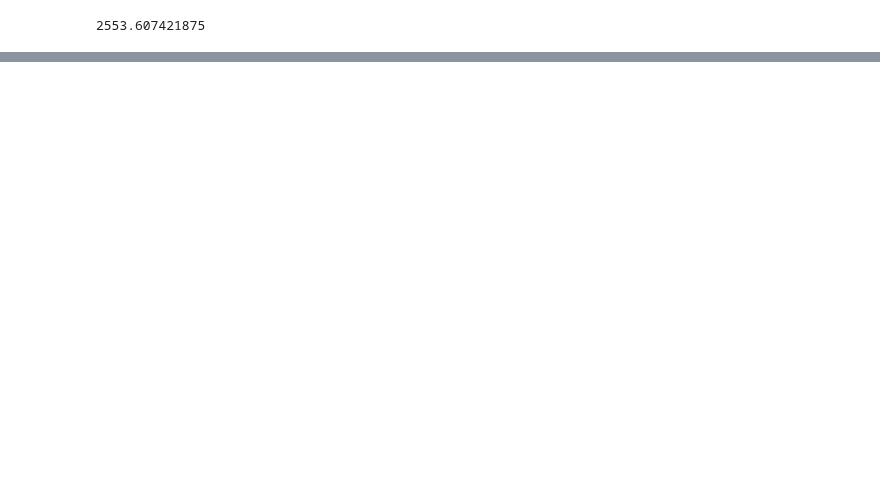
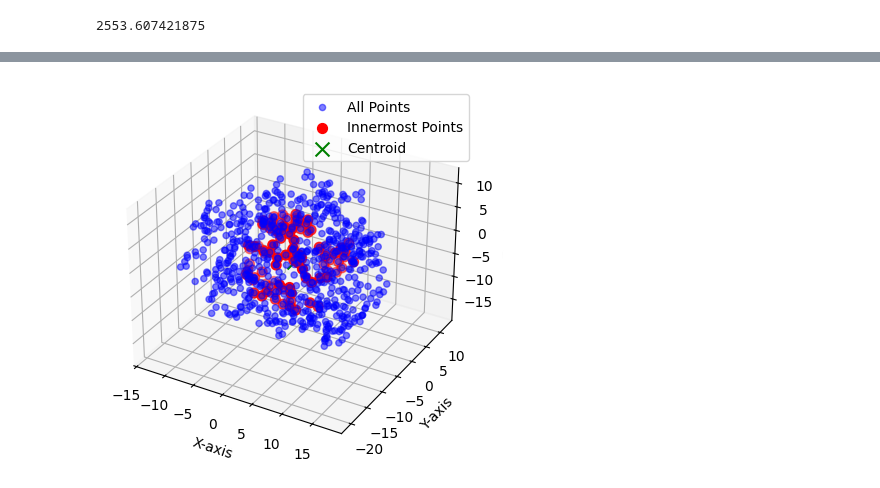
Before and after one commit to fhalab/substrate_aware_zs, a Jupyter notebook: sandbox/test_size.ipynb, the cells around one changed output, grey strips where cells are left out. Saved outputs shown, nothing was run; the diff lists cells and outputs as text; code cells hidden in the pictures; blank space fills up the shorter version.

```diff
--- a/sandbox/test_size.ipynb
+++ b/sandbox/test_size.ipynb
@@ -185,0 +384,25 @@ calculate_pocket_volume(enzyme_pdb, chain_id, resid_list)
+# %%
+innermost_points, centroid = extract_innermost_points(coords, threshold_factor=0.5)
+# %%
+# Visualization
+fig = plt.figure()
+ax = fig.add_subplot(111, projection="3d")
+
+# Plot all points
+ax.scatter(coords[:, 0], coords[:, 1], coords[:, 2], c="blue", label="All Points", alpha=0.5)
+
+# Plot innermost points
+ax.scatter(innermost_points[:, 0], innermost_points[:, 1], innermost_points[:, 2],
+           c="red", label="Innermost Points", s=50)
+
+# Plot the centroid
+ax.scatter(centroid[0], centroid[1], centroid[2], c="green", label="Centroid", s=100, marker="x")
+
+# Labels and legend
+ax.set_xlabel("X-axis")
+ax.set_ylabel("Y-axis")
+ax.set_zlabel("Z-axis")
+ax.legend()
+plt.show()
+# %% [output]
+[figure, added]
```
Also changed, not shown: parts of 18 cells of this notebook, 7 other files.
